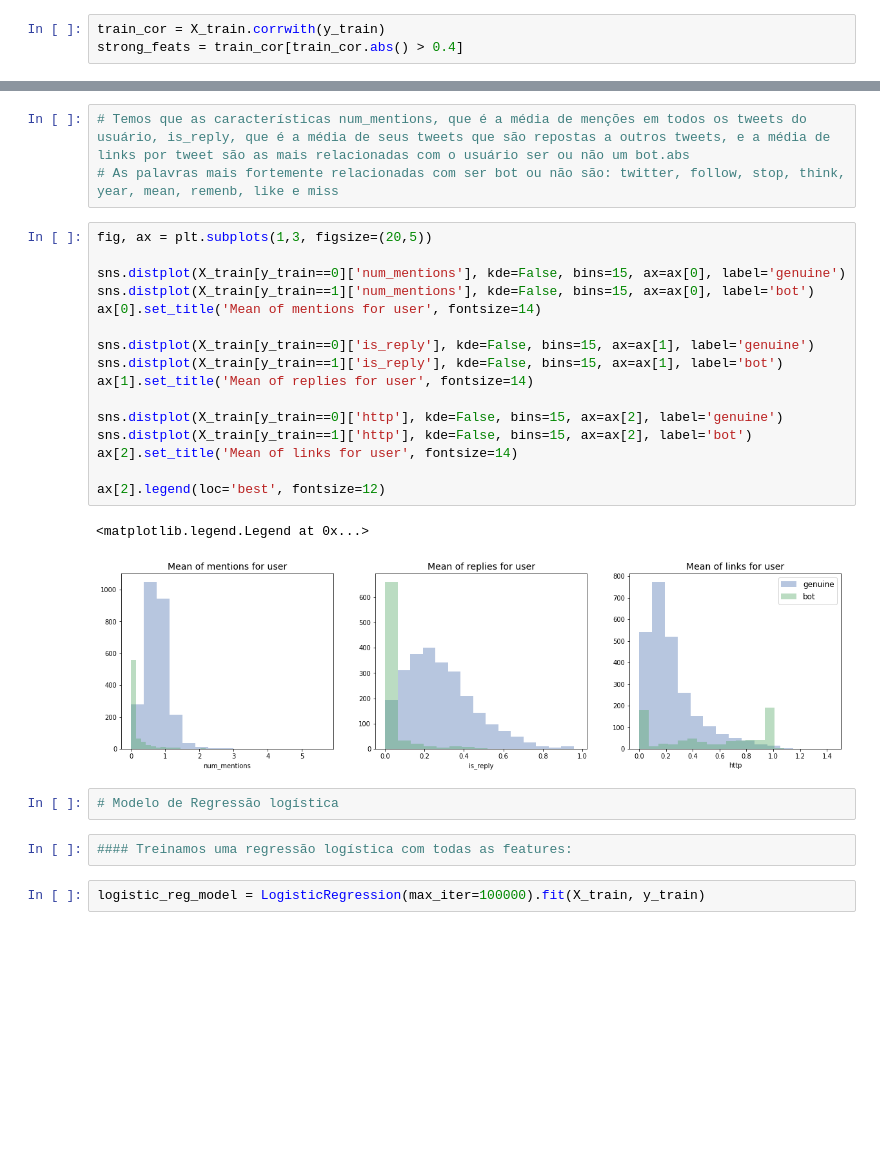
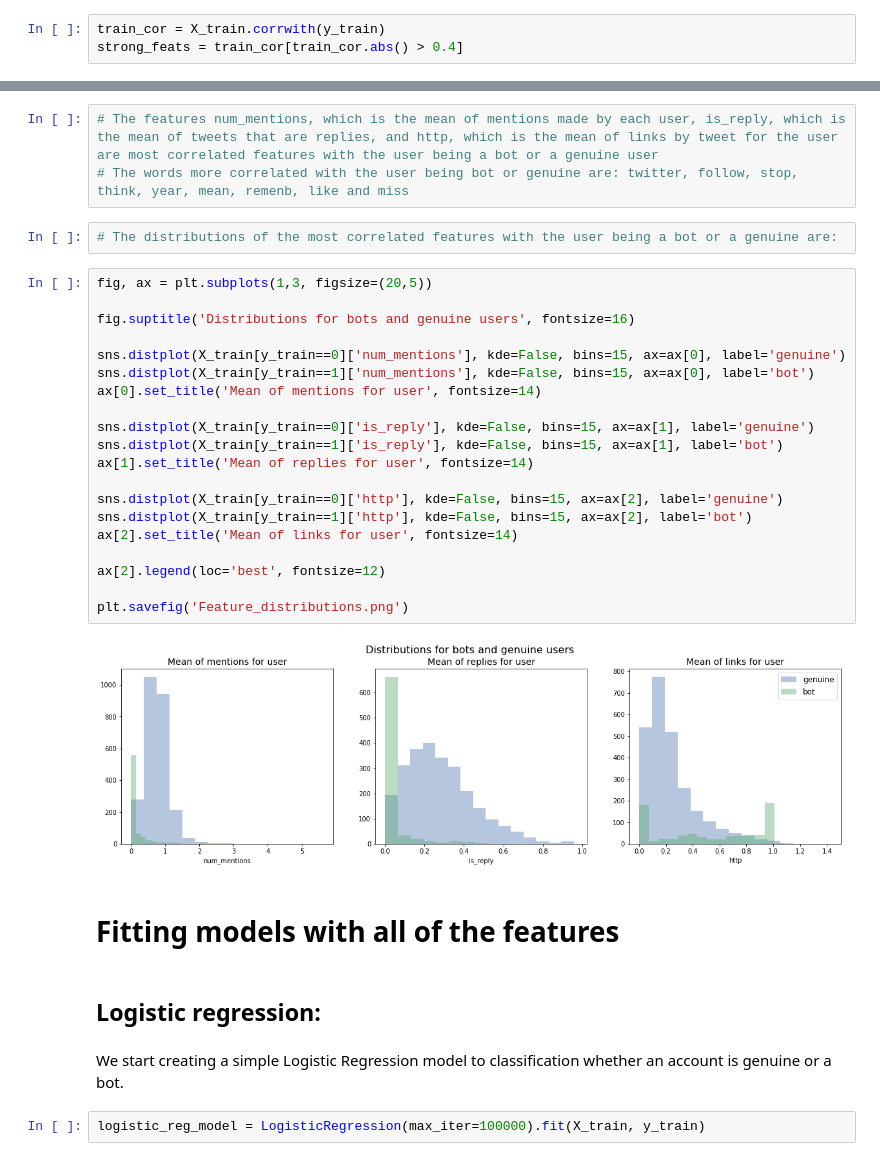
Before and after one commit to viguardieiro/TwitterProject, a Jupyter notebook: Classification_with_NLP.ipynb, the cells around one changed output, grey strips where cells are left out. Drawn from its saved outputs; the diff is of its cells as text; blank space fills up the shorter version.

```diff
--- a/Classification_with_NLP.ipynb
+++ b/Classification_with_NLP.ipynb
@@ -49,29 +49,36 @@ Text(0.5, 1.0, 'Most related features')
 [figure]
-# %%
-# Temos que as características num_mentions, que é a média de menções em todos os tweets do usuário, is_reply, que é a média de seus tweets que são repostas a outros tweets, e a média de links por tweet são as mais relacionadas com o usuário ser ou não um bot.abs
-# As palavras mais fortemente relacionadas com ser bot ou não são: twitter, follow, stop, think, year, mean, remenb, like e miss
+# %%
+# The features num_mentions, which is the mean of mentions made by each user, is_reply, which is the mean of tweets that are replies, and http, which is the mean of links by tweet for the user are most correlated features with the user being a bot or a genuine user
+# The words more correlated with the user being bot or genuine are: twitter, follow, stop, think, year, mean, remenb, like and miss
+# %%
+# The distributions of the most correlated features with the user being a bot or a genuine are:
 # %%
 fig, ax = plt.subplots(1,3, figsize=(20,5))
+
+fig.suptitle('Distributions for bots and genuine users', fontsize=16)
 
 sns.distplot(X_train[y_train==0]['num_mentions'], kde=False, bins=15, ax=ax[0], label='genuine')
 sns.distplot(X_train[y_train==1]['num_mentions'], kde=False, bins=15, ax=ax[0], label='bot')
 ax[0].set_title('Mean of mentions for user', fontsize=14)
 
 sns.distplot(X_train[y_train==0]['is_reply'], kde=False, bins=15, ax=ax[1], label='genuine')
 sns.distplot(X_train[y_train==1]['is_reply'], kde=False, bins=15, ax=ax[1], label='bot')
 ax[1].set_title('Mean of replies for user', fontsize=14)
 
 sns.distplot(X_train[y_train==0]['http'], kde=False, bins=15, ax=ax[2], label='genuine')
 sns.distplot(X_train[y_train==1]['http'], kde=False, bins=15, ax=ax[2], label='bot')
 ax[2].set_title('Mean of links for user', fontsize=14)
 
 ax[2].legend(loc='best', fontsize=12)
+
+plt.savefig('Feature_distributions.png')
 # %% [output]
-<matplotlib.legend.Legend at 0x...>
-[figure, old version]
+[figure, new version]
-# %%
-# Modelo de Regressão logística
-# %%
-#### Treinamos uma regressão logística com todas as features:
+# %% [markdown]
+# Fitting models with all of the features
+# %% [markdown]
+## Logistic regression:
+# %% [markdown]
+We start creating a simple Logistic Regression model to classification whether an account is genuine or a bot.
 # %%
 logistic_reg_model = LogisticRegression(max_iter=100000).fit(X_train, y_train)
```
Also changed, not shown: parts of 42 cells of this notebook.
